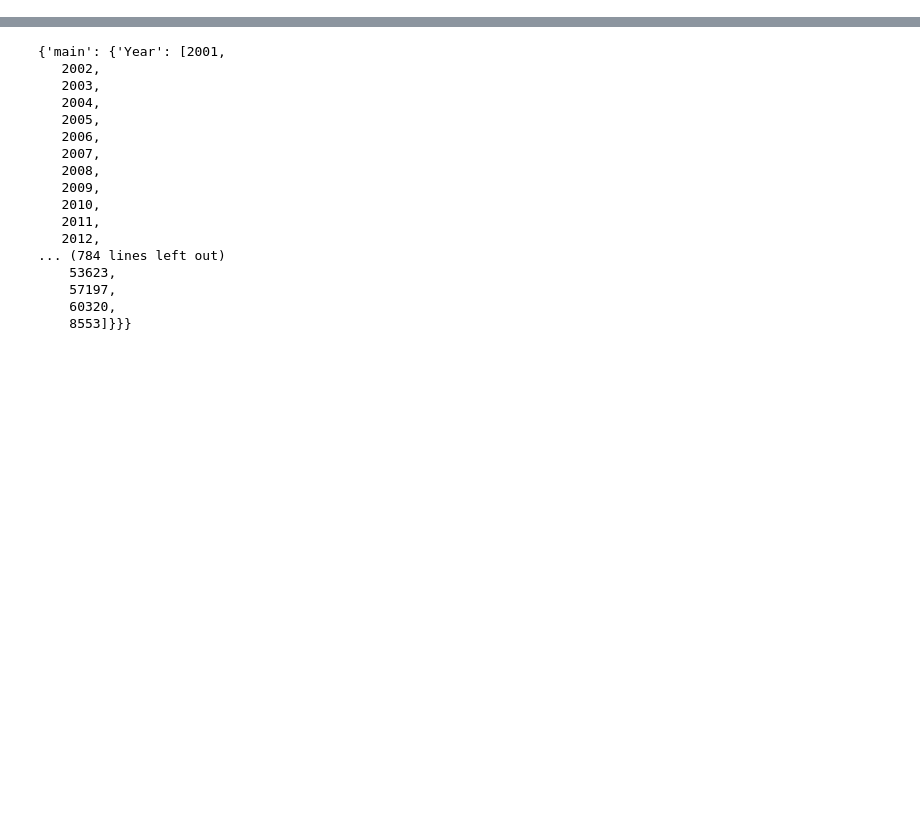
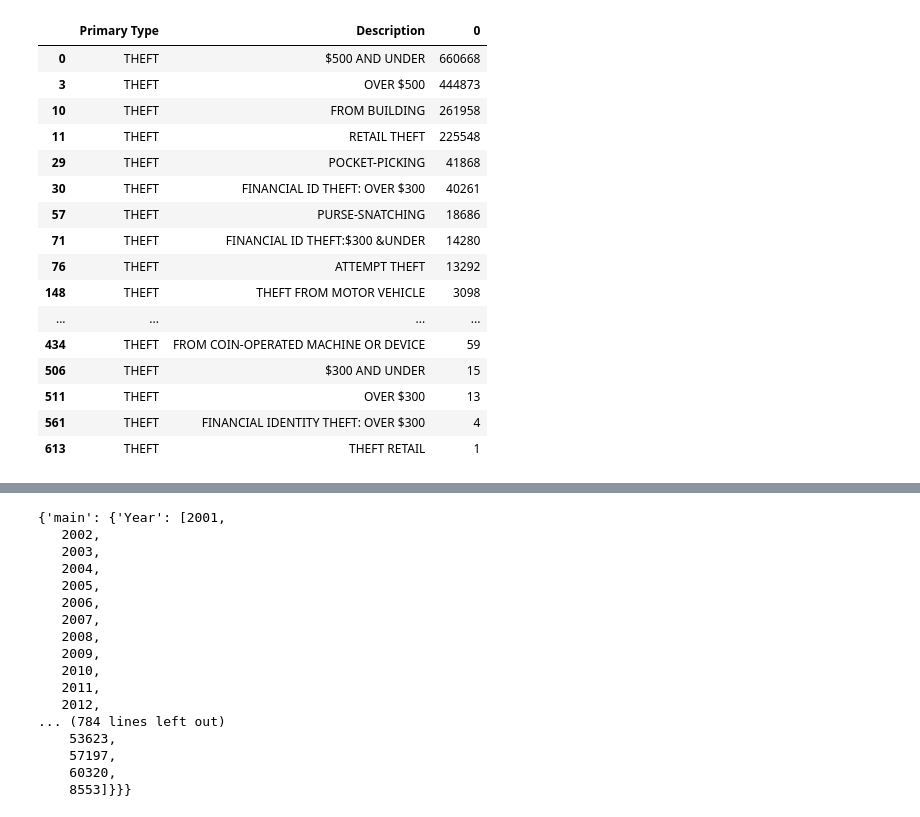
Before and after one commit to com-480-data-visualization/SafetyFirst, a Jupyter notebook: milestone2/generate_data.ipynb, the cells around one changed output, grey strips where cells are left out. Cells and saved outputs as stored; diff of their text form; code cells hidden in the pictures; blank space fills up the shorter version.

```diff
--- a/milestone2/generate_data.ipynb
+++ b/milestone2/generate_data.ipynb
@@ -8,3 +8,24 @@ from data_preprocessing import load_and_preprocess_data
 DATASET_PATH = "../milestone1/data/Crimes_-_2001_to_Present.csv"
 # %%
 dataset = load_and_preprocess_data(DATASET_PATH)
+# %%
+grouped = dataset.groupby(["Primary Type", "Description"]).size().sort_values(ascending=False).reset_index()
+grouped[grouped["Primary Type"] == "THEFT"]
+# %% [output]
+|  | Primary Type | Description | 0 |
+| 0 | THEFT | $500 AND UNDER | 660668 |
+| 3 | THEFT | OVER $500 | 444873 |
+| 10 | THEFT | FROM BUILDING | 261958 |
+| 11 | THEFT | RETAIL THEFT | 225548 |
+| 29 | THEFT | POCKET-PICKING | 41868 |
+| 30 | THEFT | FINANCIAL ID THEFT: OVER $300 | 40261 |
+| 57 | THEFT | PURSE-SNATCHING | 18686 |
+| 71 | THEFT | FINANCIAL ID THEFT:$300 &UNDER | 14280 |
+| 76 | THEFT | ATTEMPT THEFT | 13292 |
+| 148 | THEFT | THEFT FROM MOTOR VEHICLE | 3098 |
+| ... | ... | ... | ... |
+| 434 | THEFT | FROM COIN-OPERATED MACHINE OR DEVICE | 59 |
+| 506 | THEFT | $300 AND UNDER | 15 |
+| 511 | THEFT | OVER $300 | 13 |
+| 561 | THEFT | FINANCIAL IDENTITY THEFT: OVER $300 | 4 |
+| 613 | THEFT | THEFT RETAIL | 1 |
```
Also changed, not shown: parts of 2 cells of this notebook, 2 other files.
